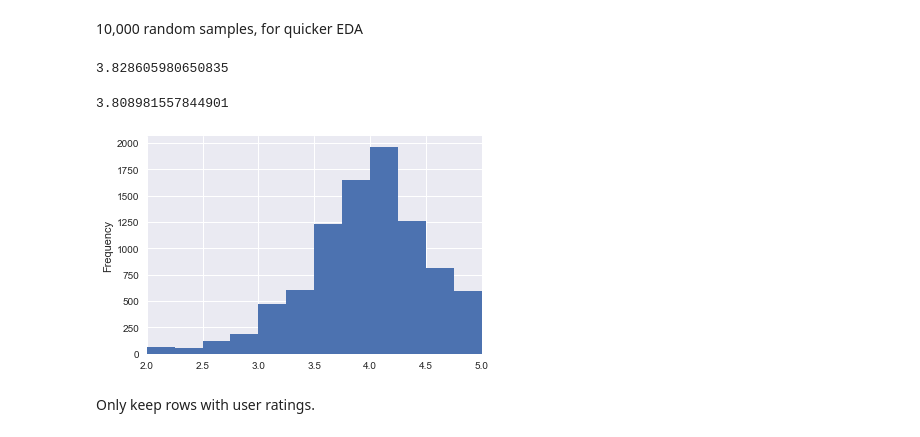
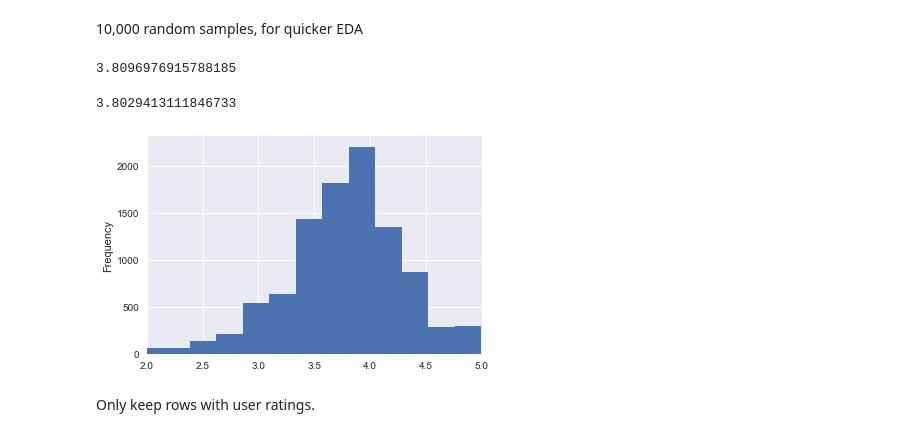
Before and after one commit to ebhtra/springboard, a Jupyter notebook: RatingsEDA.ipynb, the cells around one changed output. Cells and saved outputs as stored; diff of their text form; code cells hidden in the pictures.

```diff
--- a/RatingsEDA.ipynb
+++ b/RatingsEDA.ipynb
@@ -52,21 +52,21 @@ Index(['Unnamed: 0', 'checkin_id', 'beer.bid', 'user.uid', 'rating_score',
 tenKdf = df.sample(10000)
 # %%
 # make sure the samples have similar stats to all checkins
-tenKdf[tenKdf.rating_score > 0].rating_score.mean()
+tenKdf[tenKdf.rating_global > 0].rating_global.mean()
 # %% [output]
-3.828605980650835
+3.8096976915788185
 # %%
-tenKdf[pd.notnull(tenKdf['beer.rating_score'])]['beer.rating_score'].mean()
+tenKdf[pd.notnull(tenKdf['rating_global'])]['rating_global'].mean()
 # %% [output]
-3.808981557844901
+3.8029413111846733
 # %%
 %matplotlib inline
 # %%
-tenKdf['rating_score'].plot(kind='hist', bins=20)
+tenKdf['rating_user'].plot(kind='hist', bins=20)
 plt.xlim(2,5)  ## This is where almost every rating falls
 plt.show()
 # %% [output]
-[figure, old version]
+[figure, new version]
 # %% [markdown]
 Only keep rows with user ratings.
 # %%
```
Also changed, not shown: parts of 20 cells of this notebook.
